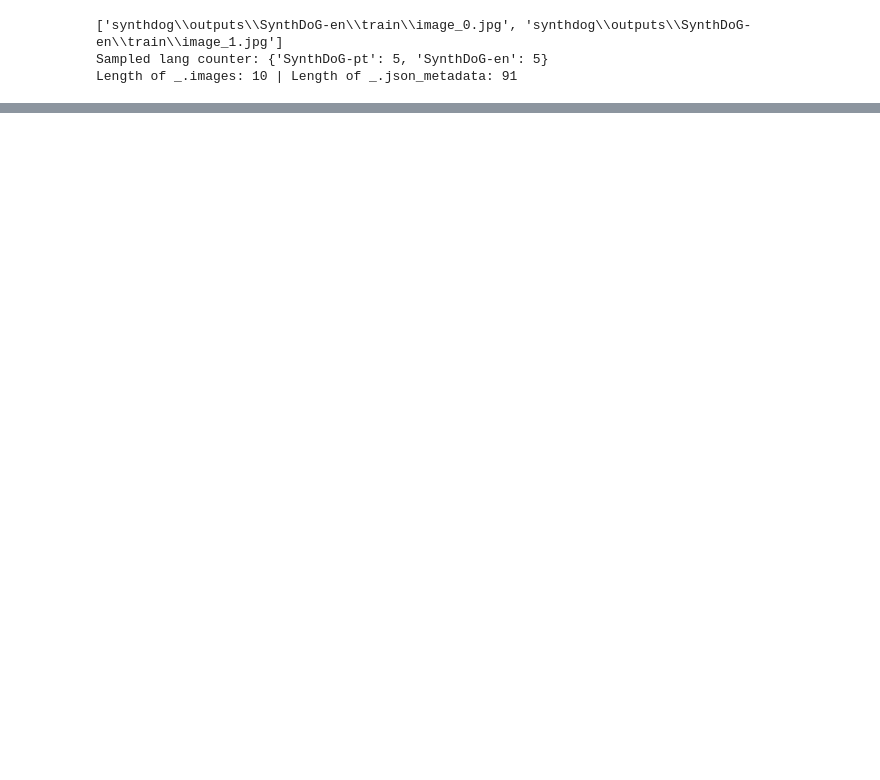
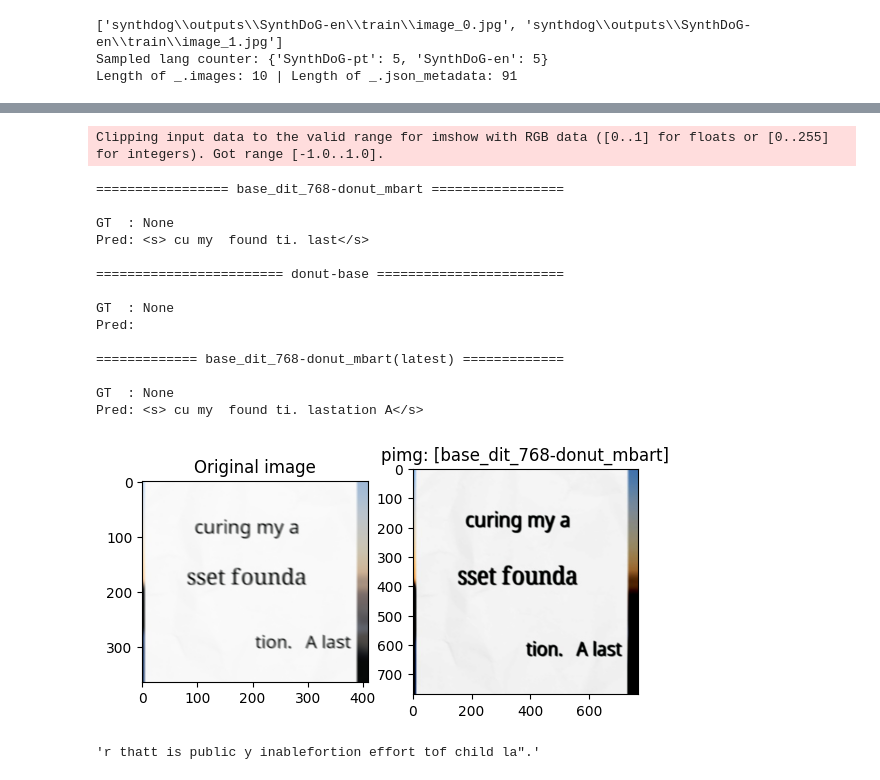
Before and after one commit to jaaabir/ocr, a Jupyter notebook: model_inference.ipynb, the cells around one changed output, grey strips where cells are left out. Drawn from its saved outputs; the diff is of its cells as text; code cells hidden in the pictures; blank space fills up the shorter version.

```diff
--- a/model_inference.ipynb
+++ b/model_inference.ipynb
@@ -117,10 +124,19 @@ def predict_from_donut(image, model, processor):
     predicted_text = processor.batch_decode(outputs, skip_special_tokens=True)[0]
     return predicted_text.replace("<s_docvqa><s_question>Extract the texts from the document</s_question>", "")
 
+chrf = load("chrf")
+
+def compute_metrics(pred, gt, metrics = [('chrf', chrf)]):
+    if isinstance(pred, str): pred = [pred]
+    if isinstance(gt, str): gt = [gt]
+    scores = []
+    for mname, metric in metrics:
+        scores.append((mname, metric.compute(predictions=pred, refrences=gt)))
+
 def predict_and_compare(tdataset, ind, P, TT, model, loaded_image=None, model_name = None):
     model.eval()
     if model_name == 'donut-base':
-        gt = tdataset[ind]['text']
+        gt = tdataset[ind]['text'] if not loaded_image else None
         pred_text = predict_from_donut(loaded_image if loaded_image else tdataset[ind]['image'], model, P)
     else:
         pimg, gt = process_and_tokenize(tdataset, ind, P, TT, loaded_image=loaded_image)
@@ -172,0 +178,31 @@ Pred:
+# %%
+i = Image.open(os.path.join('assets', 'image_0.jpg')).convert("RGB")
+for _, image_processor, _, name in models_and_tokens[:1]:
+    plt.figure()
+    show_og_processed_image(tdataset, sample_ind, image_processor, ptitle=f'pimg: [{name}]', loaded_image=i)
+for model, image_processor, text_tokenizer, name in models_and_tokens:
+    print(f" {name} ".center(60, '='))
+    print()
+    predict_and_compare(tdataset, sample_ind, image_processor, text_tokenizer, model, loaded_image=i, model_name=name)
+    print()
+# %% [output]
+Clipping input data to the valid range for imshow with RGB data ([0..1] for floats or [0..255] for integers). Got range [-1.0..1.0].
+================= base_dit_768-donut_mbart =================
+
+GT  : None
+Pred: <s> cu my  found ti. last</s>
+
+======================== donut-base ========================
+
+GT  : None
+Pred:
+
+============= base_dit_768-donut_mbart(latest) =============
+
+GT  : None
+Pred: <s> cu my  found ti. lastation A</s>
+[figure, added]
+# %%
+'r thatt is public y inablefortion effort tof child la".'
+# %% [output]
+'r thatt is public y inablefortion effort tof child la".'
```
Also changed, not shown: parts of 14 cells of this notebook, 3 other files.
